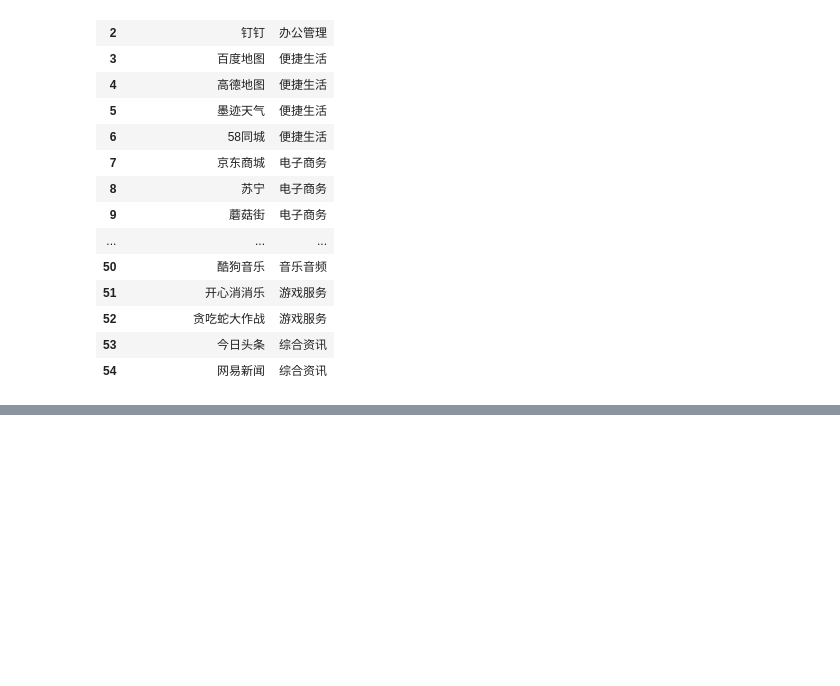
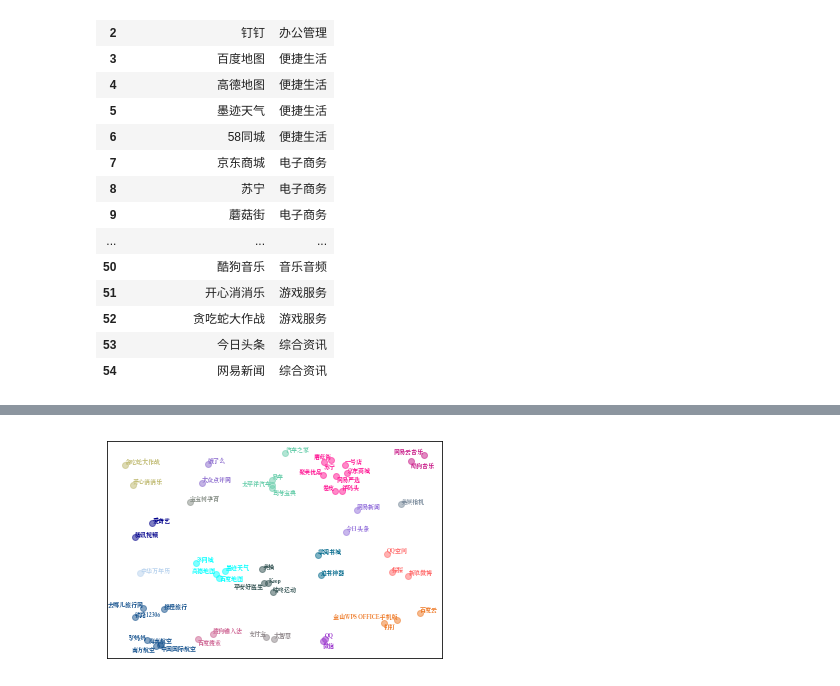
Before and after one commit to chenhui-bupt/user_app2vec, a Jupyter notebook: visualization/visual.ipynb, the cells around one changed output, grey strips where cells are left out. Cells and saved outputs as stored; diff of their text form; code cells hidden in the pictures; blank space fills up the shorter version.

```diff
--- a/visualization/visual.ipynb
+++ b/visualization/visual.ipynb
@@ -103,0 +127,27 @@ def get_color(app):
+# %%
+from adjustText import adjust_text
+cat = sorted(set(app2cat.values()))
+cat2id = dict(zip(cat, range(19)))
+appid2catid = {}
+for appid, app in id2node.items():
+    appid2catid[appid] = cat2id[app2cat[app]]
+fig = plt.figure()
+data = PCA(n_components=3).fit_transform(hin2vec_embeddings)
+xmin,xmax = data.min(),data.max()
+data = (data-xmin)/(xmax-xmin)
+texts = []
+for i in range(data.shape[0]):
+    color = get_color(id2node[i])
+    if color:
+        x = data[i, 2] + anchor[appid2catid[i], 0]
+        y = data[i, 1] + anchor[appid2catid[i], 1]
+        plt.scatter(x, y, alpha=0.5, color=color)
+        texts.append(plt.text(x, y, str(id2node[i]), fontproperties=font, color=color))
+adjust_text(texts, only_move={'points':'y', 'text':'y'})
+plt.xticks([])
+plt.yticks([])
+plt.savefig('./output/hin2vec.jpg', dpi=400)
+plt.show()
+!open output/hin2vec.jpg
+# %% [output]
+[figure, added]
```
Also changed, not shown: parts of 43 cells of this notebook, 2 other files.
